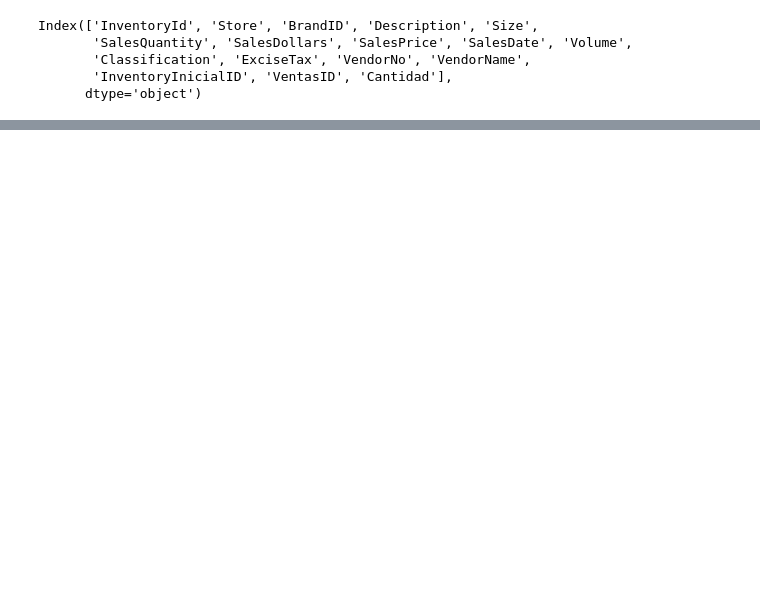
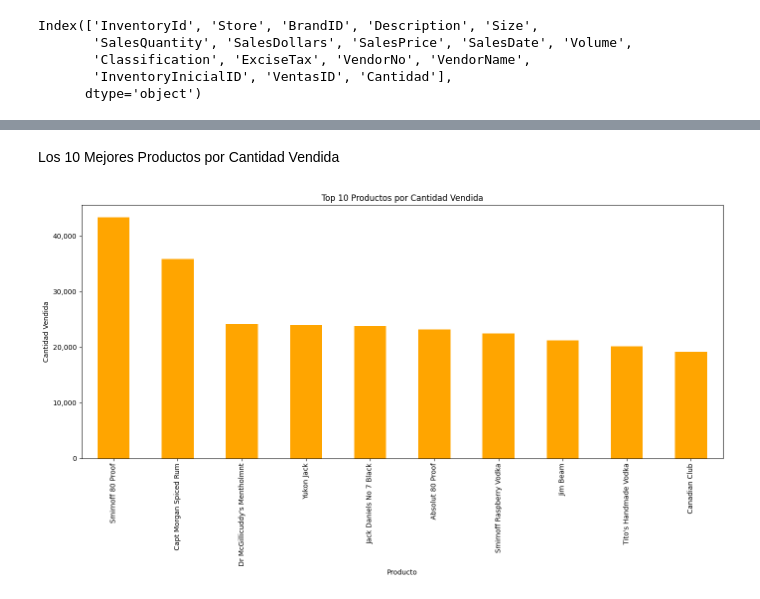
Before and after one commit to AMaximilianoLugo/DISLICORES, a Jupyter notebook: ETL-EDA/Ventas2016.ipynb, the cells around one changed output, grey strips where cells are left out. Saved outputs shown, nothing was run; the diff lists cells and outputs as text; code cells hidden in the pictures; blank space fills up the shorter version.

```diff
--- a/ETL-EDA/Ventas2016.ipynb
+++ b/ETL-EDA/Ventas2016.ipynb
@@ -255,0 +257,27 @@ plt.show()
+# %% [markdown]
+Los 10 Mejores Productos por Cantidad Vendida
+# %%
+import matplotlib.pyplot as plt
+import matplotlib.ticker as ticker
+
+# Agrupar por descripción del producto y sumar las cantidades vendidas
+producto_cantidad = VentasFinal.groupby('Description')['SalesQuantity'].sum().sort_values(ascending=False)
+
+# Seleccionar los 10 mejores productos
+top_10_productos = producto_cantidad.head(10)
+
+# Crear el gráfico de barras
+plt.figure(figsize=(14, 8))
+top_10_productos.plot(kind='bar', color='orange')
+
+# Configurar el formato del eje y para evitar la notación científica
+plt.gca().yaxis.set_major_formatter(ticker.FuncFormatter(lambda x, _: f'{x:,.0f}'))
+
+plt.title('Top 10 Productos por Cantidad Vendida')
+plt.xlabel('Producto')
+plt.ylabel('Cantidad Vendida')
+plt.xticks(rotation=90)
+plt.tight_layout()
+plt.show()
+# %% [output]
+[figure, added]
```
Also changed, not shown: parts of 28 cells of this notebook.
